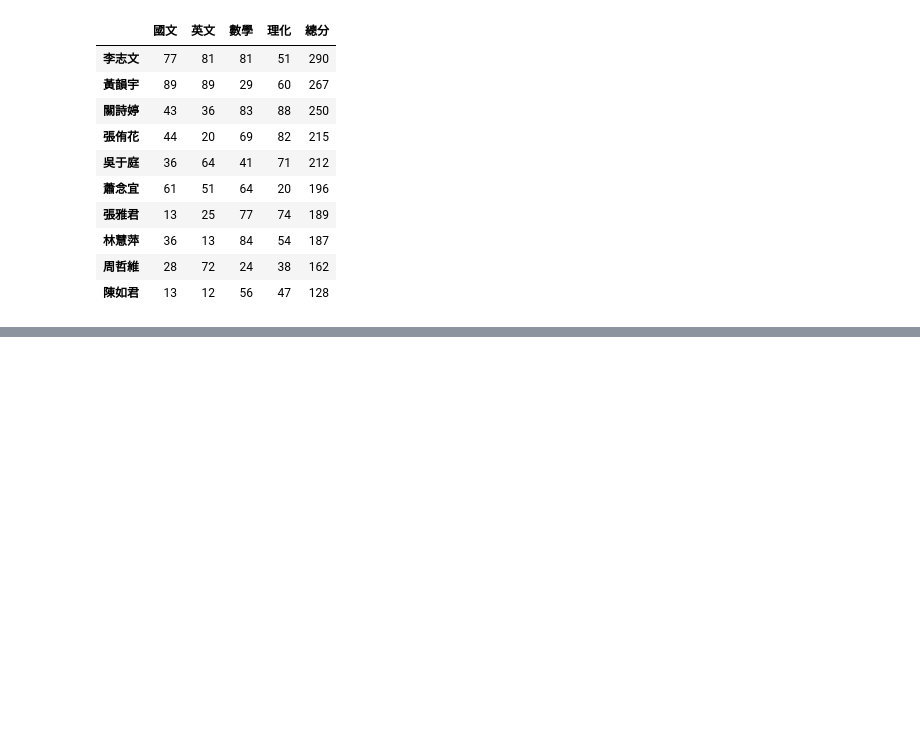
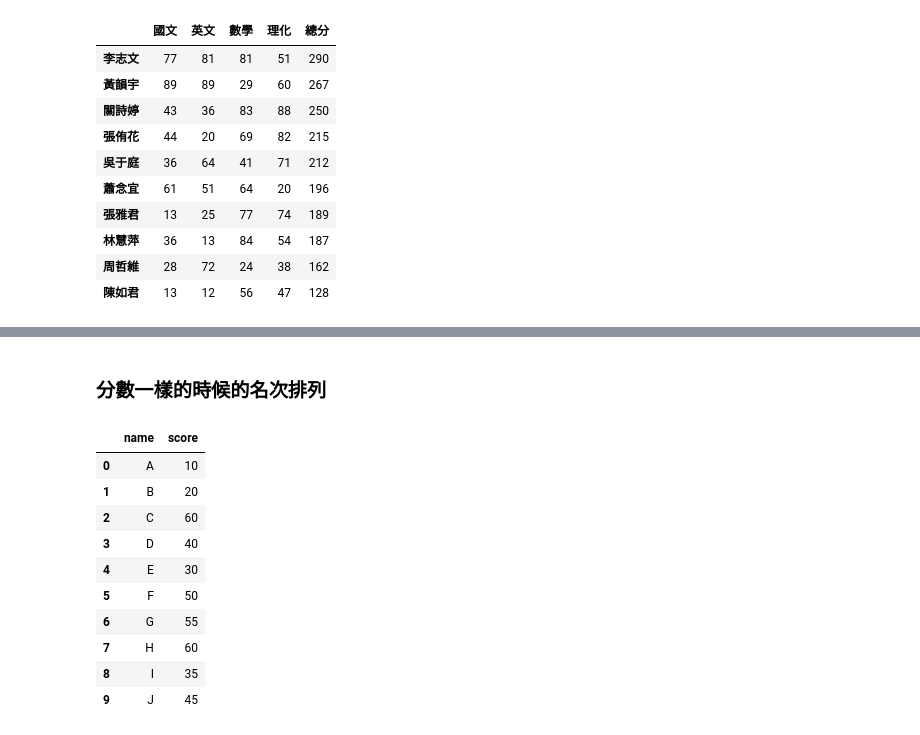
Before and after one commit to vcdemy/20230613, a Jupyter notebook: 20230808筆記.ipynb, the cells around one changed output, grey strips where cells are left out. Saved outputs shown, nothing was run; the diff lists cells and outputs as text; code cells hidden in the pictures; blank space fills up the shorter version.

```diff
--- a/20230808筆記.ipynb
+++ b/20230808筆記.ipynb
@@ -517,0 +534,2 @@ df.sort_values("總分", ascending=False)
+# %% [markdown]
+### 分數一樣的時候的名次排列
@@ -517,0 +538,14 @@ df.sort_values("總分", ascending=False)
+# %%
+df2
+# %% [output]
+|  | name | score |
+| 0 | A | 10 |
+| 1 | B | 20 |
+| 2 | C | 60 |
+| 3 | D | 40 |
+| 4 | E | 30 |
+| 5 | F | 50 |
+| 6 | G | 55 |
+| 7 | H | 60 |
+| 8 | I | 35 |
+| 9 | J | 45 |
```
Also changed, not shown: parts of 9 cells of this notebook.
